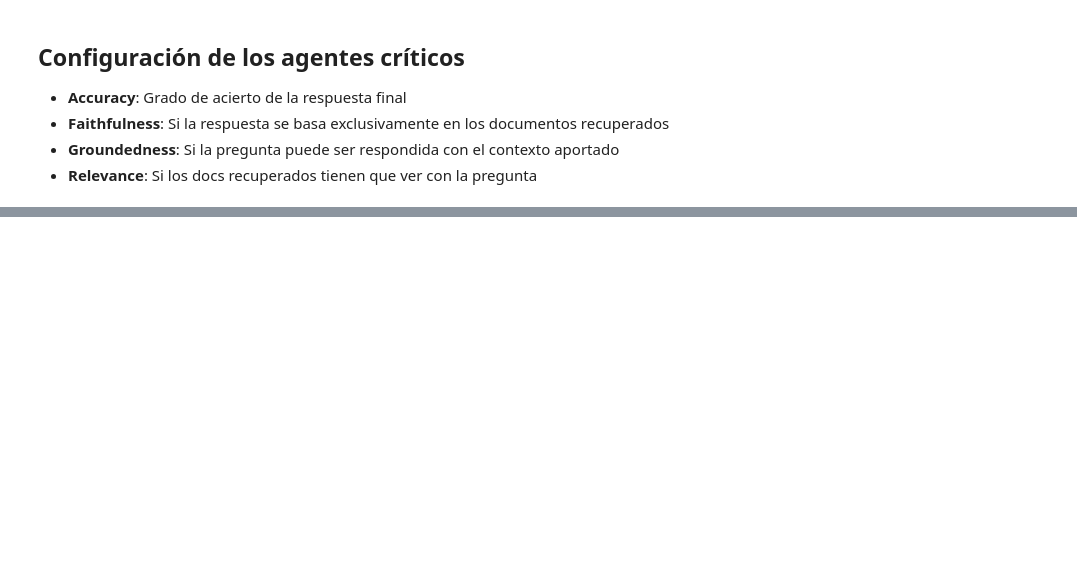
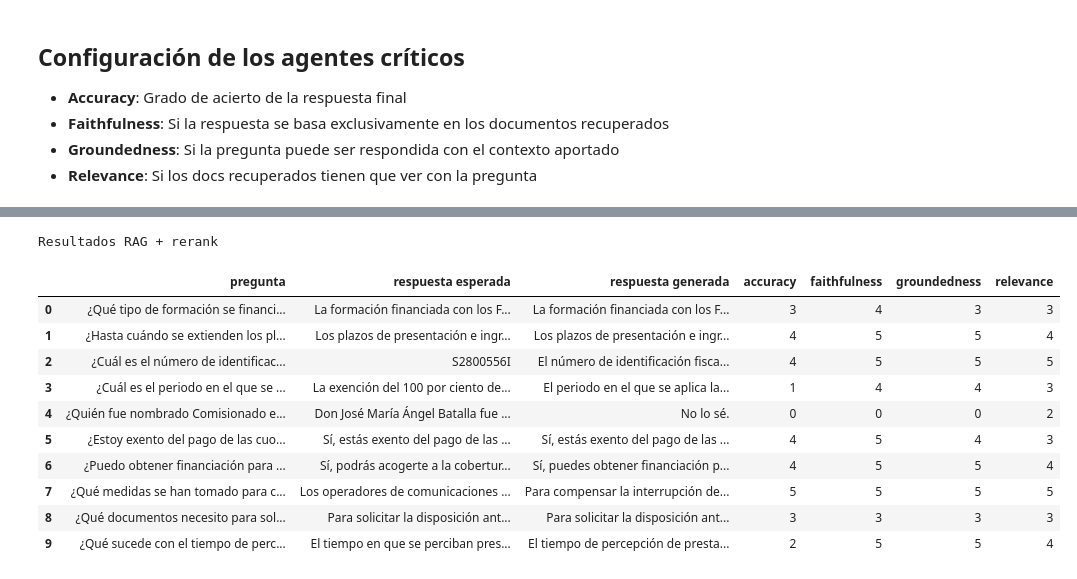
Before and after one commit to Valenz23/GeneRAG, a Jupyter notebook: rag_eval.ipynb, the cells around one changed output, grey strips where cells are left out. Cells and saved outputs as stored; diff of their text form; code cells hidden in the pictures; blank space fills up the shorter version.

```diff
--- a/rag_eval.ipynb
+++ b/rag_eval.ipynb
@@ -215,2 +249,21 @@ eval_rag_df
+# %%
+eval_rag_df_rr = pd.DataFrame(eval_rag_rr, columns=columns)
+eval_rag_df_rr.to_csv(f"eval/eval_{search_type}_rr.csv", index=False)
+
+print("Resultados RAG + rerank")
+eval_rag_df_rr.head(10)
+# %% [output]
+Resultados RAG + rerank
+|  | pregunta | respuesta esperada | respuesta generada | accuracy | faithfulness | groundedness | relevance |
+| 0 | ¿Qué tipo de formación se financi... | La formación financiada con los F... | La formación financiada con los F... | 3 | 4 | 3 | 3 |
+| 1 | ¿Hasta cuándo se extienden los pl... | Los plazos de presentación e ingr... | Los plazos de presentación e ingr... | 4 | 5 | 5 | 4 |
+| 2 | ¿Cuál es el número de identificac... | S2800556I | El número de identificación fisca... | 4 | 5 | 5 | 5 |
+| 3 | ¿Cuál es el periodo en el que se ... | La exención del 100 por ciento de... | El periodo en el que se aplica la... | 1 | 4 | 4 | 3 |
+| 4 | ¿Quién fue nombrado Comisionado e... | Don José María Ángel Batalla fue ... | No lo sé. | 0 | 0 | 0 | 2 |
+| 5 | ¿Estoy exento del pago de las cuo... | Sí, estás exento del pago de las ... | Sí, estás exento del pago de las ... | 4 | 5 | 4 | 3 |
+| 6 | ¿Puedo obtener financiación para ... | Sí, podrás acogerte a la cobertur... | Sí, puedes obtener financiación p... | 4 | 5 | 5 | 4 |
+| 7 | ¿Qué medidas se han tomado para c... | Los operadores de comunicaciones ... | Para compensar la interrupción de... | 5 | 5 | 5 | 5 |
+| 8 | ¿Qué documentos necesito para sol... | Para solicitar la disposición ant... | Para solicitar la disposición ant... | 3 | 3 | 3 | 3 |
+| 9 | ¿Qué sucede con el tiempo de perc... | El tiempo en que se perciban pres... | El tiempo de percepción de presta... | 2 | 5 | 5 | 4 |
 # %%
 scores_columns = ["accuracy", "faithfulness", "groundedness", "relevance"]
```
Also changed, not shown: parts of 13 cells of this notebook, 5 other files.
